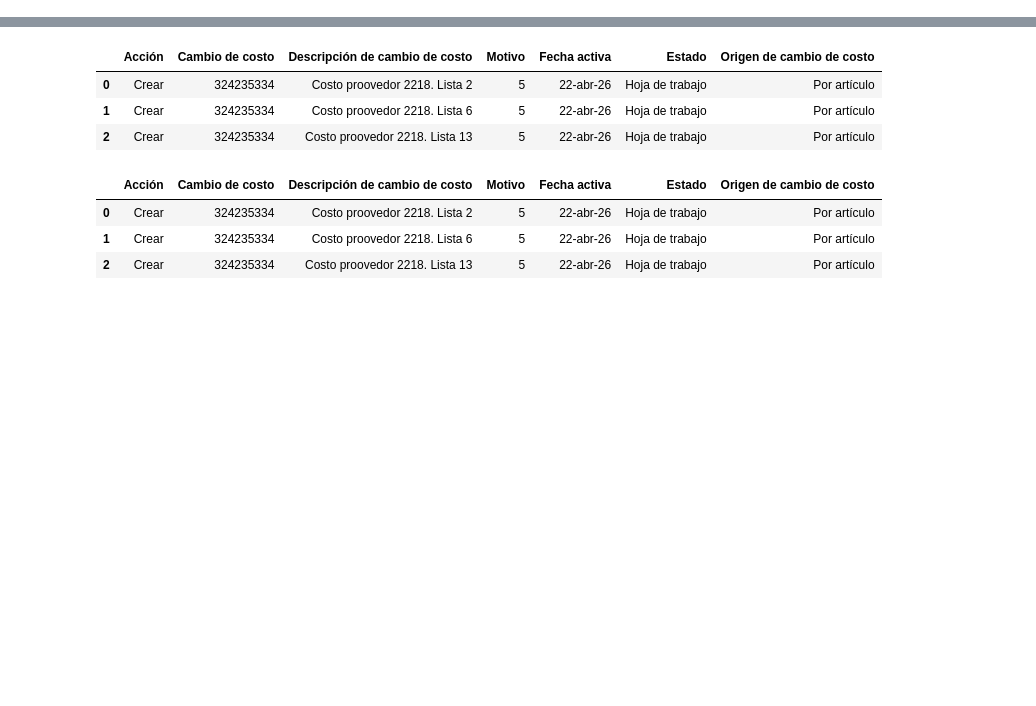
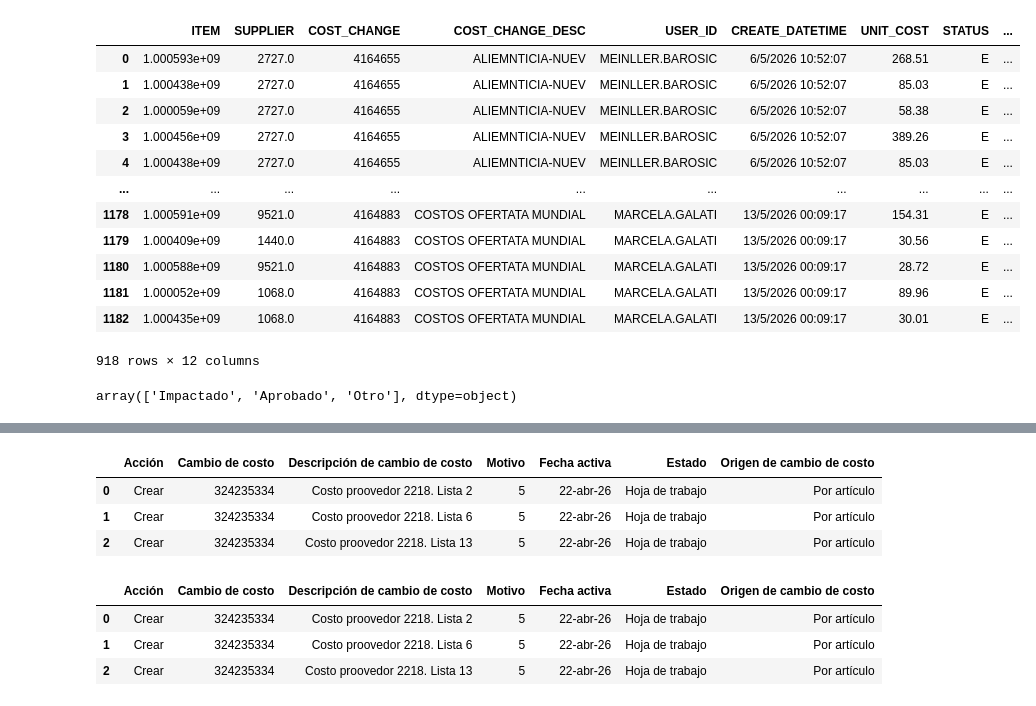
Before and after one commit to TataMarcos/Proyectos_Streamlit, a Jupyter notebook: Pricing/pruebas.ipynb, the cells around one changed output, grey strips where cells are left out. Saved outputs shown, nothing was run; the diff lists cells and outputs as text; code cells hidden in the pictures; blank space fills up the shorter version.

```diff
--- a/Pricing/pruebas.ipynb
+++ b/Pricing/pruebas.ipynb
@@ -5,2 +5,5 @@ from utils import snowflake_login, descargar_segmento, get_credentials
 from datetime import datetime, date
 import os
+# %%
+uc = pd.read_csv(r'C:\Users\marcos.larran\Downloads\PRUEBA - MARCOS_2026-05-13-1537.csv')
+costos = pd.read_csv(r'C:\Users\marcos.larran\Downloads\costos.csv', sep=';')
@@ -6,0 +45,20 @@ import os
+# %%
+costos[costos['STATUS_DESC']=='Impactado']
+# %% [output]
+|  | ITEM | SUPPLIER | COST_CHANGE | COST_CHANGE_DESC | USER_ID | CREATE_DATETIME | UNIT_COST | STATUS | ... |
+| 0 | 1.000593e+09 | 2727.0 | 4164655 | ALIEMNTICIA-NUEV | MEINLLER.BAROSIC | 6/5/2026 10:52:07 | 268.51 | E | ... |
+| 1 | 1.000438e+09 | 2727.0 | 4164655 | ALIEMNTICIA-NUEV | MEINLLER.BAROSIC | 6/5/2026 10:52:07 | 85.03 | E | ... |
+| 2 | 1.000059e+09 | 2727.0 | 4164655 | ALIEMNTICIA-NUEV | MEINLLER.BAROSIC | 6/5/2026 10:52:07 | 58.38 | E | ... |
+| 3 | 1.000456e+09 | 2727.0 | 4164655 | ALIEMNTICIA-NUEV | MEINLLER.BAROSIC | 6/5/2026 10:52:07 | 389.26 | E | ... |
+| 4 | 1.000438e+09 | 2727.0 | 4164655 | ALIEMNTICIA-NUEV | MEINLLER.BAROSIC | 6/5/2026 10:52:07 | 85.03 | E | ... |
+| ... | ... | ... | ... | ... | ... | ... | ... | ... | ... |
+| 1178 | 1.000591e+09 | 9521.0 | 4164883 | COSTOS OFERTATA MUNDIAL | MARCELA.GALATI | 13/5/2026 00:09:17 | 154.31 | E | ... |
+| 1179 | 1.000409e+09 | 1440.0 | 4164883 | COSTOS OFERTATA MUNDIAL | MARCELA.GALATI | 13/5/2026 00:09:17 | 30.56 | E | ... |
+| 1180 | 1.000588e+09 | 9521.0 | 4164883 | COSTOS OFERTATA MUNDIAL | MARCELA.GALATI | 13/5/2026 00:09:17 | 28.72 | E | ... |
+| 1181 | 1.000052e+09 | 1068.0 | 4164883 | COSTOS OFERTATA MUNDIAL | MARCELA.GALATI | 13/5/2026 00:09:17 | 89.96 | E | ... |
+| 1182 | 1.000435e+09 | 1068.0 | 4164883 | COSTOS OFERTATA MUNDIAL | MARCELA.GALATI | 13/5/2026 00:09:17 | 30.01 | E | ... |
+918 rows × 12 columns
+# %%
+costos['STATUS_DESC'].unique()
+# %% [output]
+array(['Impactado', 'Aprobado', 'Otro'], dtype=object)
```
Also changed, not shown: parts of 51 cells of this notebook, 7 other files.
